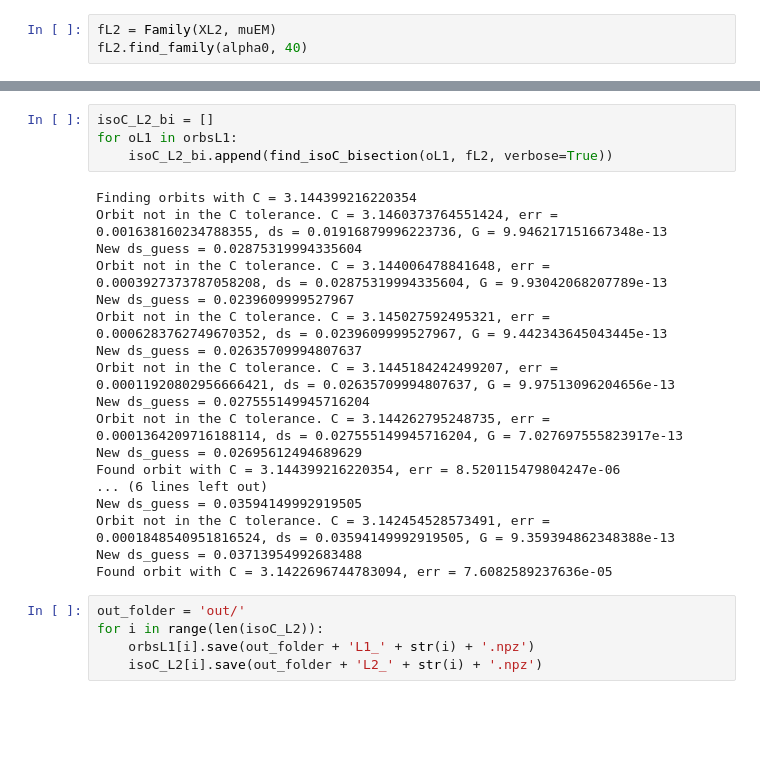
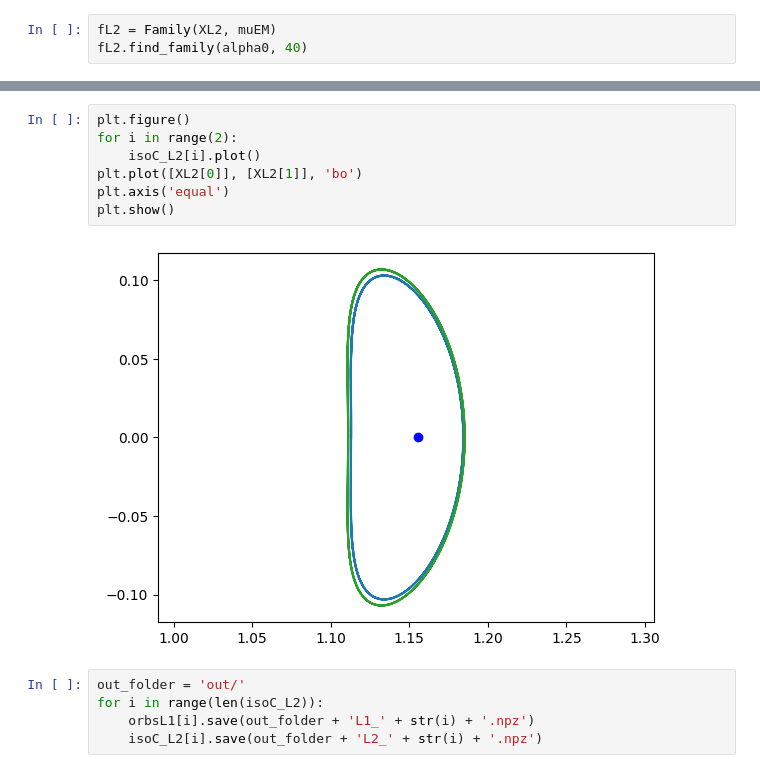
Before and after one commit to Meoli96/Trajectory, a Jupyter notebook: Ex1/main1.ipynb, the cells around one changed output, grey strips where cells are left out. Drawn from its saved outputs; the diff is of its cells as text; blank space fills up the shorter version.

```diff
--- a/Ex1/main1.ipynb
+++ b/Ex1/main1.ipynb
@@ -67,25 +74,12 @@ Found orbit with C = 3.1422696744783094, err = 7.866406547085703e-05
-# %%
-isoC_L2_bi = []
-for oL1 in orbsL1:
-    isoC_L2_bi.append(find_isoC_bisection(oL1, fL2, verbose=True))
-# %% [output]
-Finding orbits with C = 3.144399216220354
-Orbit not in the C tolerance. C = 3.1460373764551424, err = 0.001638160234788355, ds = 0.01916879996223736, G = 9.946217151667348e-13
-New ds_guess = 0.02875319994335604
-Orbit not in the C tolerance. C = 3.144006478841648, err = 0.0003927373787058208, ds = 0.02875319994335604, G = 9.93042068207789e-13
-New ds_guess = 0.0239609999527967
-Orbit not in the C tolerance. C = 3.145027592495321, err = 0.0006283762749670352, ds = 0.0239609999527967, G = 9.442343645043445e-13
-New ds_guess = 0.02635709994807637
-Orbit not in the C tolerance. C = 3.1445184242499207, err = 0.00011920802956666421, ds = 0.02635709994807637, G = 9.97513096204656e-13
-New ds_guess = 0.027555149945716204
-Orbit not in the C tolerance. C = 3.144262795248735, err = 0.0001364209716188114, ds = 0.027555149945716204, G = 7.027697555823917e-13
-New ds_guess = 0.02695612494689629
-Found orbit with C = 3.144399216220354, err = 8.520115479804247e-06
-... (6 lines left out)
-New ds_guess = 0.03594149992919505
-Orbit not in the C tolerance. C = 3.142454528573491, err = 0.0001848540951816524, ds = 0.03594149992919505, G = 9.359394862348388e-13
-New ds_guess = 0.03713954992683488
-Found orbit with C = 3.1422696744783094, err = 7.6082589237636e-05
+# %%
+plt.figure()
+for i in range(2):
+    isoC_L2[i].plot()
+plt.plot([XL2[0]], [XL2[1]], 'bo')
+plt.axis('equal')
+plt.show()
+# %% [output]
+[figure, added]
 # %%
 out_folder = 'out/'
 for i in range(len(isoC_L2)):
```
Also changed, not shown: parts of 8 cells of this notebook, 12 other files.
